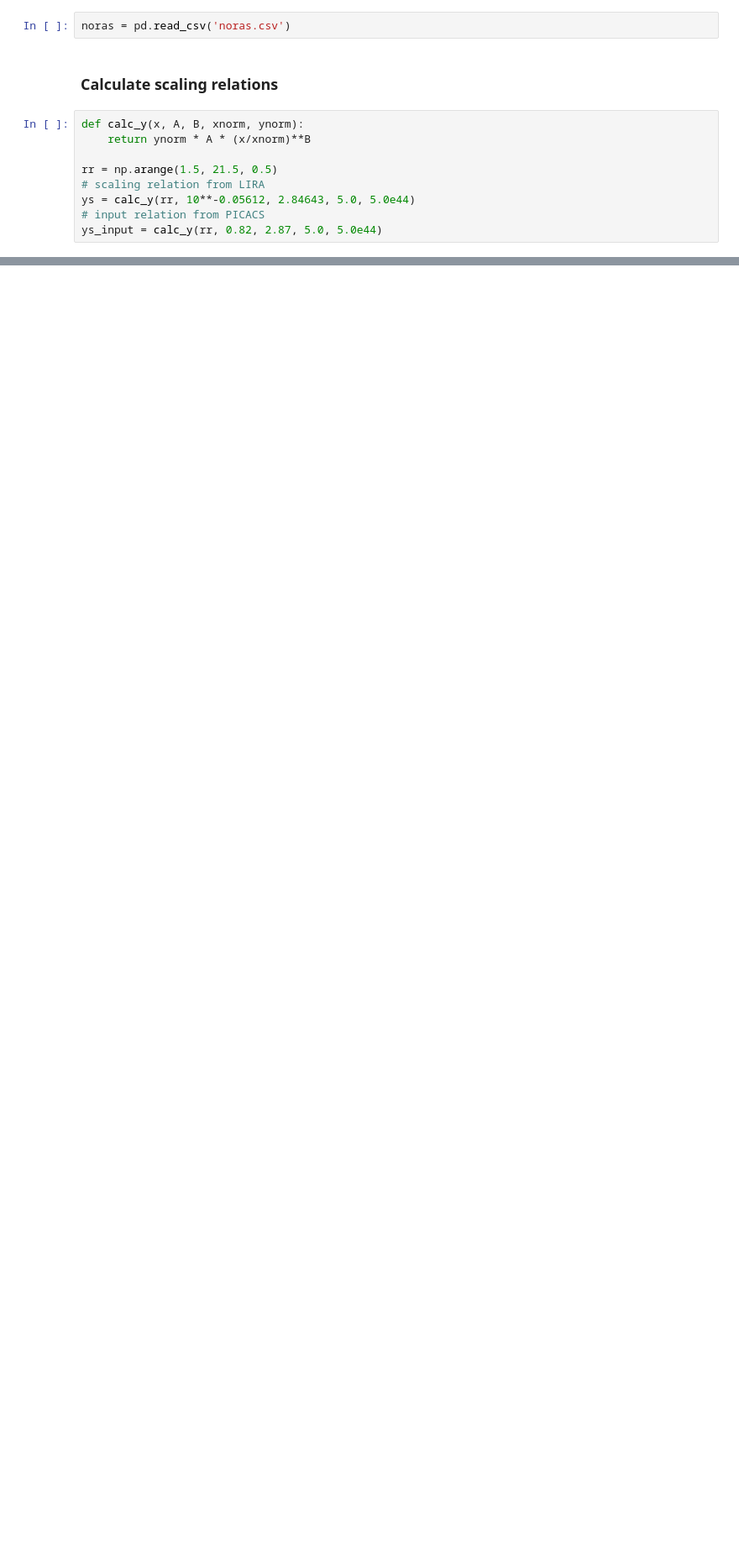
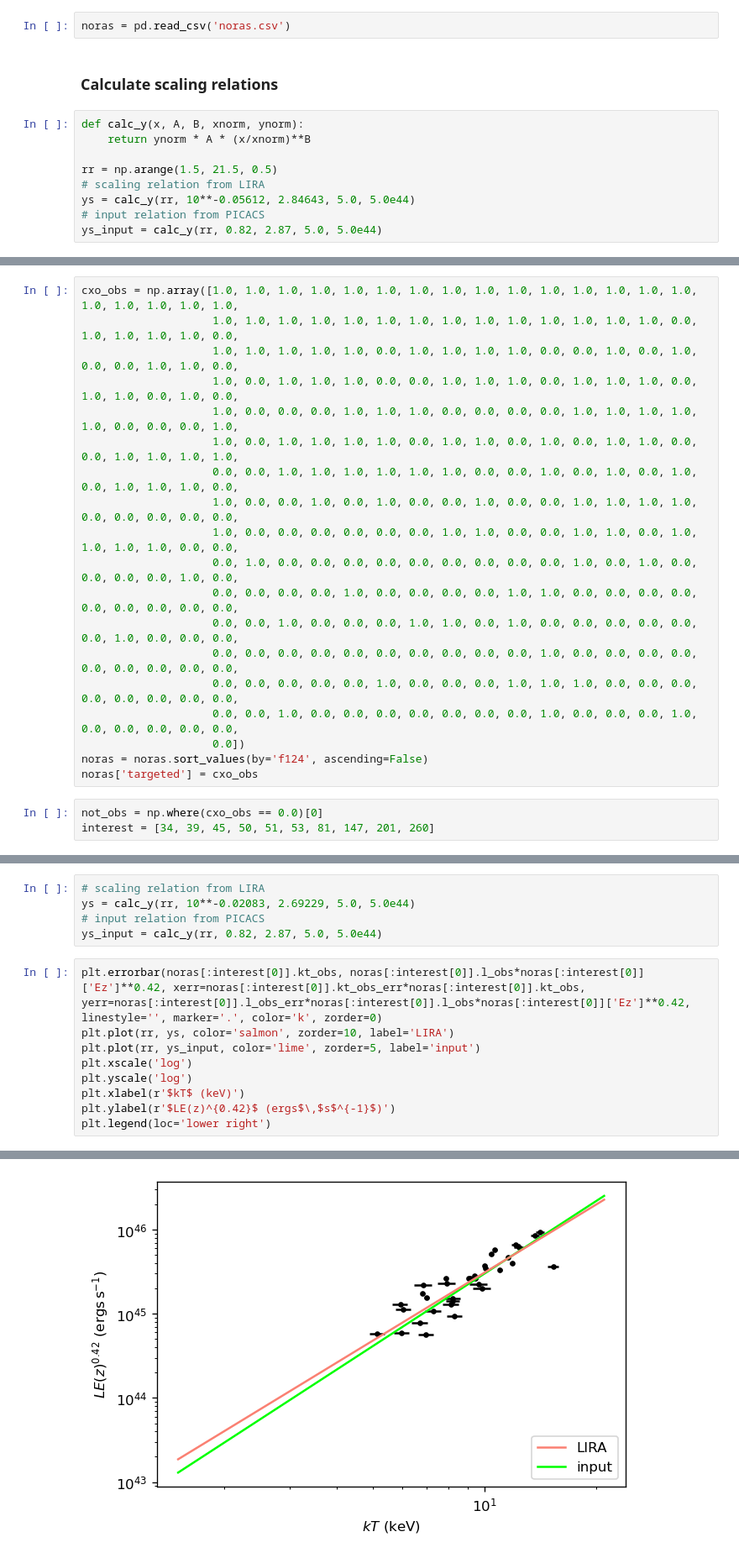
Before and after one commit to ryanduffy92/generate_cluster_sample, a Jupyter notebook: sample_generation.ipynb, the cells around one changed output, grey strips where cells are left out. Shown at 84% size. Cells and saved outputs as stored; diff of their text form; blank space fills up the shorter version.

```diff
--- a/sample_generation.ipynb
+++ b/sample_generation.ipynb
@@ -167,0 +209,22 @@ plt.legend(loc='upper left')
+# %%
+cxo_obs = np.array([1.0, 1.0, 1.0, 1.0, 1.0, 1.0, 1.0, 1.0, 1.0, 1.0, 1.0, 1.0, 1.0, 1.0, 1.0, 1.0, 1.0, 1.0, 1.0, 1.0,
+                    1.0, 1.0, 1.0, 1.0, 1.0, 1.0, 1.0, 1.0, 1.0, 1.0, 1.0, 1.0, 1.0, 1.0, 0.0, 1.0, 1.0, 1.0, 1.0, 0.0,
+                    1.0, 1.0, 1.0, 1.0, 1.0, 0.0, 1.0, 1.0, 1.0, 1.0, 0.0, 0.0, 1.0, 0.0, 1.0, 0.0, 0.0, 1.0, 1.0, 0.0,
+                    1.0, 0.0, 1.0, 1.0, 1.0, 0.0, 0.0, 1.0, 1.0, 1.0, 0.0, 1.0, 1.0, 1.0, 0.0, 1.0, 1.0, 0.0, 1.0, 0.0,
+                    1.0, 0.0, 0.0, 0.0, 1.0, 1.0, 1.0, 0.0, 0.0, 0.0, 0.0, 1.0, 1.0, 1.0, 1.0, 1.0, 0.0, 0.0, 0.0, 1.0,
+                    1.0, 0.0, 1.0, 1.0, 1.0, 1.0, 0.0, 1.0, 1.0, 0.0, 1.0, 0.0, 1.0, 1.0, 0.0, 0.0, 1.0, 1.0, 1.0, 1.0,
+                    0.0, 0.0, 1.0, 1.0, 1.0, 1.0, 1.0, 1.0, 0.0, 0.0, 1.0, 0.0, 1.0, 0.0, 1.0, 0.0, 1.0, 1.0, 1.0, 0.0,
+                    1.0, 0.0, 0.0, 1.0, 0.0, 1.0, 0.0, 0.0, 1.0, 0.0, 0.0, 1.0, 1.0, 1.0, 1.0, 0.0, 0.0, 0.0, 0.0, 0.0,
+                    1.0, 0.0, 0.0, 0.0, 0.0, 0.0, 0.0, 1.0, 1.0, 0.0, 0.0, 1.0, 1.0, 0.0, 1.0, 1.0, 1.0, 1.0, 0.0, 0.0,
+                    0.0, 1.0, 0.0, 0.0, 0.0, 0.0, 0.0, 0.0, 0.0, 0.0, 0.0, 1.0, 0.0, 1.0, 0.0, 0.0, 0.0, 0.0, 1.0, 0.0,
+                    0.0, 0.0, 0.0, 0.0, 1.0, 0.0, 0.0, 0.0, 0.0, 1.0, 1.0, 0.0, 0.0, 0.0, 0.0, 0.0, 0.0, 0.0, 0.0, 0.0,
+                    0.0, 0.0, 1.0, 0.0, 0.0, 0.0, 1.0, 1.0, 0.0, 1.0, 0.0, 0.0, 0.0, 0.0, 0.0, 0.0, 1.0, 0.0, 0.0, 0.0,
+                    0.0, 0.0, 0.0, 0.0, 0.0, 0.0, 0.0, 0.0, 0.0, 0.0, 1.0, 0.0, 0.0, 0.0, 0.0, 0.0, 0.0, 0.0, 0.0, 0.0,
+                    0.0, 0.0, 0.0, 0.0, 0.0, 1.0, 0.0, 0.0, 0.0, 1.0, 1.0, 1.0, 0.0, 0.0, 0.0, 0.0, 0.0, 0.0, 0.0, 0.0,
+                    0.0, 0.0, 1.0, 0.0, 0.0, 0.0, 0.0, 0.0, 0.0, 0.0, 1.0, 0.0, 0.0, 0.0, 1.0, 0.0, 0.0, 0.0, 0.0, 0.0,
+                    0.0])
+noras = noras.sort_values(by='f124', ascending=False)
+noras['targeted'] = cxo_obs
+# %%
+not_obs = np.where(cxo_obs == 0.0)[0]
+interest = [34, 39, 45, 50, 51, 53, 81, 147, 201, 260]
@@ -167,0 +248,15 @@ plt.legend(loc='upper left')
+# %%
+# scaling relation from LIRA
+ys = calc_y(rr, 10**-0.02083, 2.69229, 5.0, 5.0e44)
+# input relation from PICACS
+ys_input = calc_y(rr, 0.82, 2.87, 5.0, 5.0e44)
+# %%
+plt.errorbar(noras[:interest[0]].kt_obs, noras[:interest[0]].l_obs*noras[:interest[0]]['Ez']**0.42, xerr=noras[:interest[0]].kt_obs_err*noras[:interest[0]].kt_obs, yerr=noras[:interest[0]].l_obs_err*noras[:interest[0]].l_obs*noras[:interest[0]]['Ez']**0.42, linestyle='', marker='.', color='k', zorder=0)
+plt.plot(rr, ys, color='salmon', zorder=10, label='LIRA')
+plt.plot(rr, ys_input, color='lime', zorder=5, label='input')
+plt.xscale('log')
+plt.yscale('log')
+plt.xlabel(r'$kT$ (keV)')
+plt.ylabel(r'$LE(z)^{0.42}$ (ergs$\,$s$^{-1}$)')
+plt.legend(loc='lower right')
+# %% [output]
@@ -167,0 +264 @@ plt.legend(loc='upper left')
+[figure, added]
```
Also changed, not shown: parts of 80 cells of this notebook.
